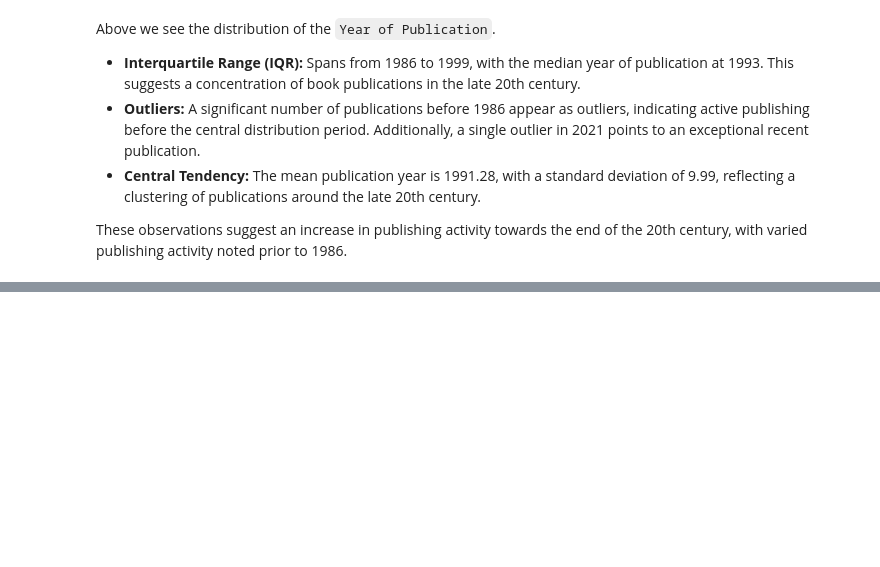
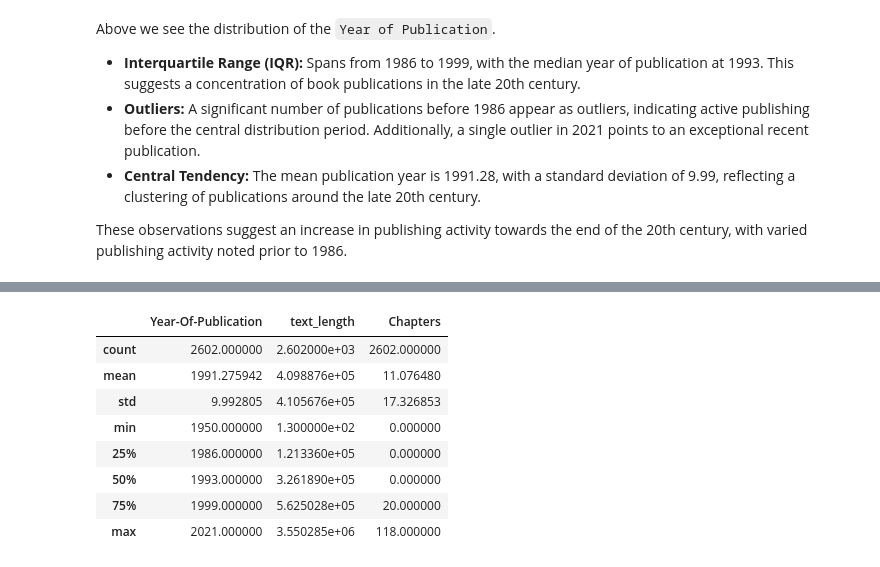
Before and after one commit to CSergiy/StoryDigest, a Jupyter notebook: EDA_Visuals.ipynb, the cells around one changed output, grey strips where cells are left out. Saved outputs shown, nothing was run; the diff lists cells and outputs as text; code cells hidden in the pictures; blank space fills up the shorter version.

```diff
--- a/EDA_Visuals.ipynb
+++ b/EDA_Visuals.ipynb
@@ -197,0 +287,12 @@ These observations suggest an increase in publishing activity towards the end of
+# %%
+novel_df.describe()
+# %% [output]
+|  | Year-Of-Publication | text_length | Chapters |
+| count | 2602.000000 | 2.602000e+03 | 2602.000000 |
+| mean | 1991.275942 | 4.098876e+05 | 11.076480 |
+| std | 9.992805 | 4.105676e+05 | 17.326853 |
+| min | 1950.000000 | 1.300000e+02 | 0.000000 |
+| 25% | 1986.000000 | 1.213360e+05 | 0.000000 |
+| 50% | 1993.000000 | 3.261890e+05 | 0.000000 |
+| 75% | 1999.000000 | 5.625028e+05 | 20.000000 |
+| max | 2021.000000 | 3.550285e+06 | 118.000000 |
```
Also changed, not shown: parts of 7 cells of this notebook.
